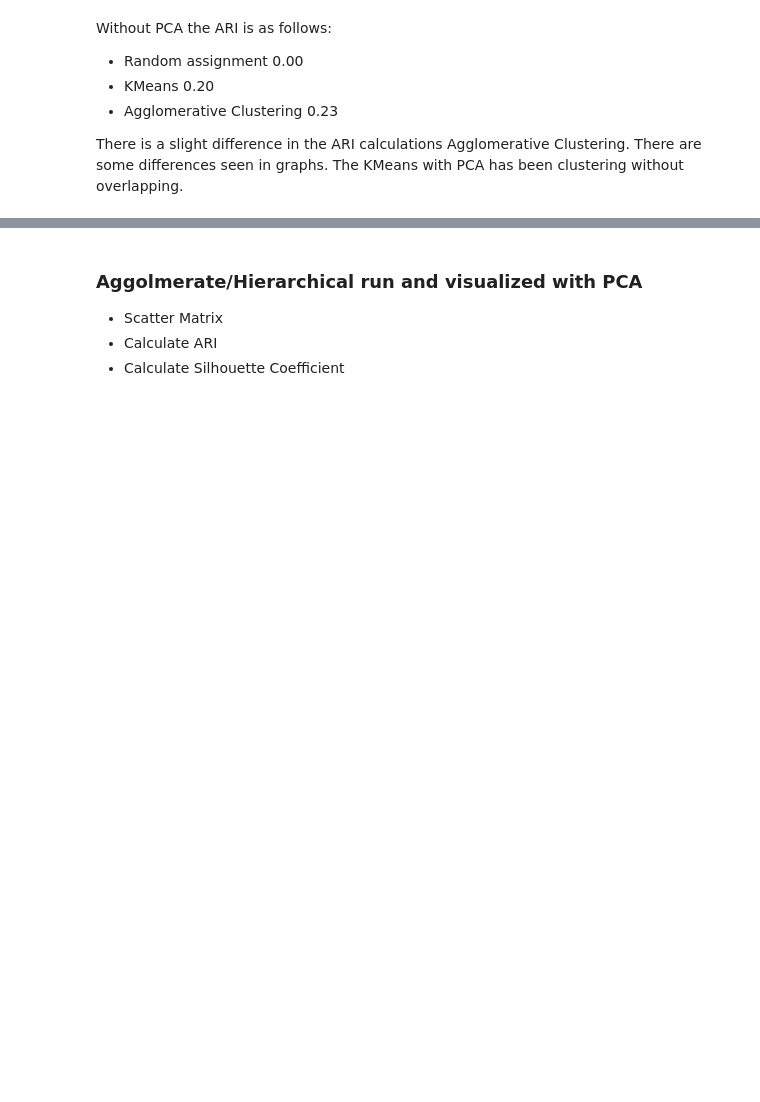
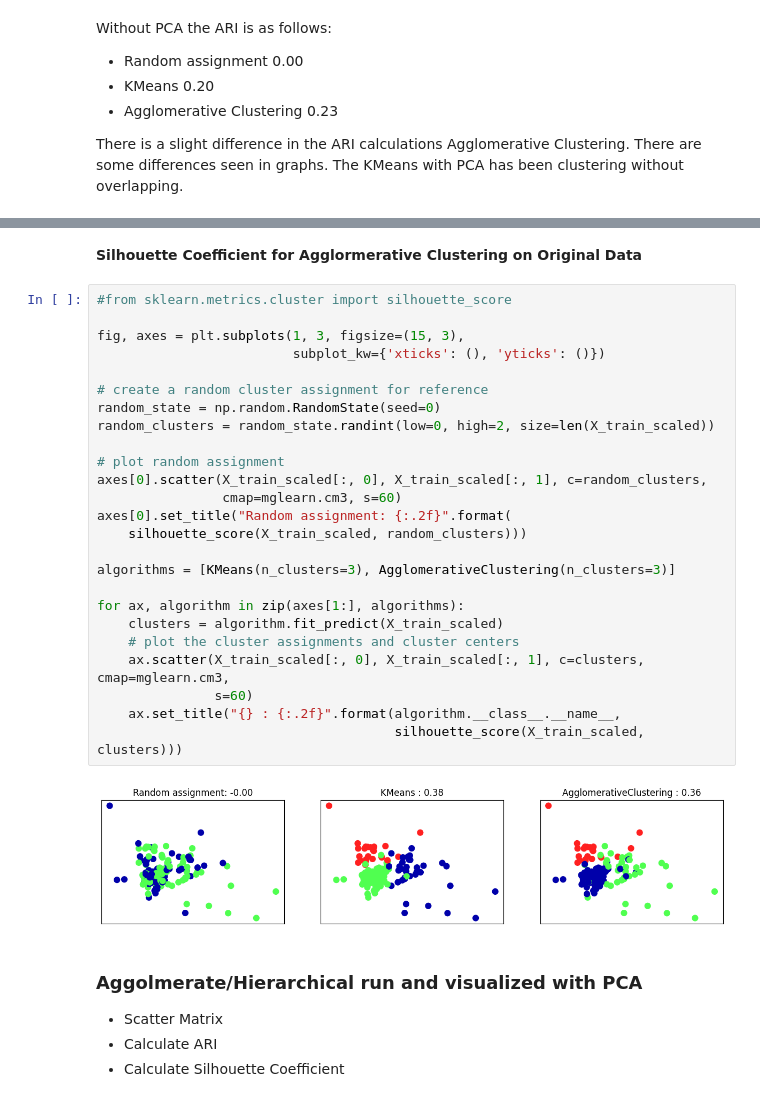
Before and after one commit to atoothman/Data-71200-Projects-, a Jupyter notebook: DATA_71200_Project_3_Glass_ID.ipynb, the cells around one changed output, grey strips where cells are left out. Drawn from its saved outputs; the diff is of its cells as text; blank space fills up the shorter version.

```diff
--- a/DATA_71200_Project_3_Glass_ID.ipynb
+++ b/DATA_71200_Project_3_Glass_ID.ipynb
@@ -693,3 +726,32 @@ There is a slight difference in the ARI calculations Agglomerative Clustering. T
+# %% [markdown]
+**Silhouette Coefficient for Agglormerative Clustering on Original Data**
+# %%
+#from sklearn.metrics.cluster import silhouette_score
+
+fig, axes = plt.subplots(1, 3, figsize=(15, 3),
+                         subplot_kw={'xticks': (), 'yticks': ()})
+
+# create a random cluster assignment for reference
+random_state = np.random.RandomState(seed=0)
+random_clusters = random_state.randint(low=0, high=2, size=len(X_train_scaled))
+
+# plot random assignment
+axes[0].scatter(X_train_scaled[:, 0], X_train_scaled[:, 1], c=random_clusters,
+                cmap=mglearn.cm3, s=60)
+axes[0].set_title("Random assignment: {:.2f}".format(
+    silhouette_score(X_train_scaled, random_clusters)))
+
+algorithms = [KMeans(n_clusters=3), AgglomerativeClustering(n_clusters=3)]
+
+for ax, algorithm in zip(axes[1:], algorithms):
+    clusters = algorithm.fit_predict(X_train_scaled)
+    # plot the cluster assignments and cluster centers
+    ax.scatter(X_train_scaled[:, 0], X_train_scaled[:, 1], c=clusters, cmap=mglearn.cm3,
+               s=60)
+    ax.set_title("{} : {:.2f}".format(algorithm.__class__.__name__,
+                                      silhouette_score(X_train_scaled, clusters)))
+# %% [output]
+[figure, added]
 # %% [markdown]
 ### Aggolmerate/Hierarchical run and visualized with PCA
 
```
Also changed, not shown: parts of 17 cells of this notebook.
